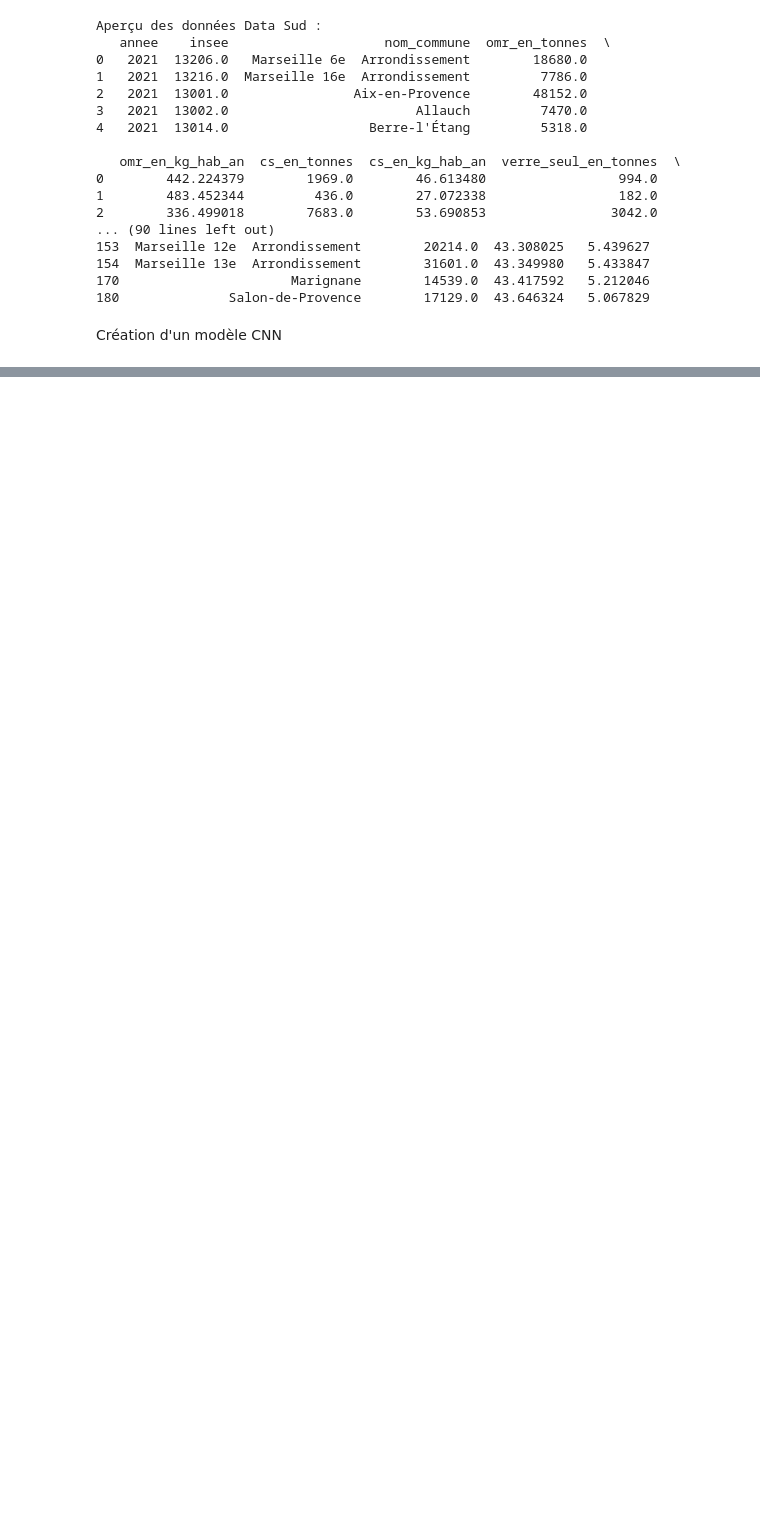
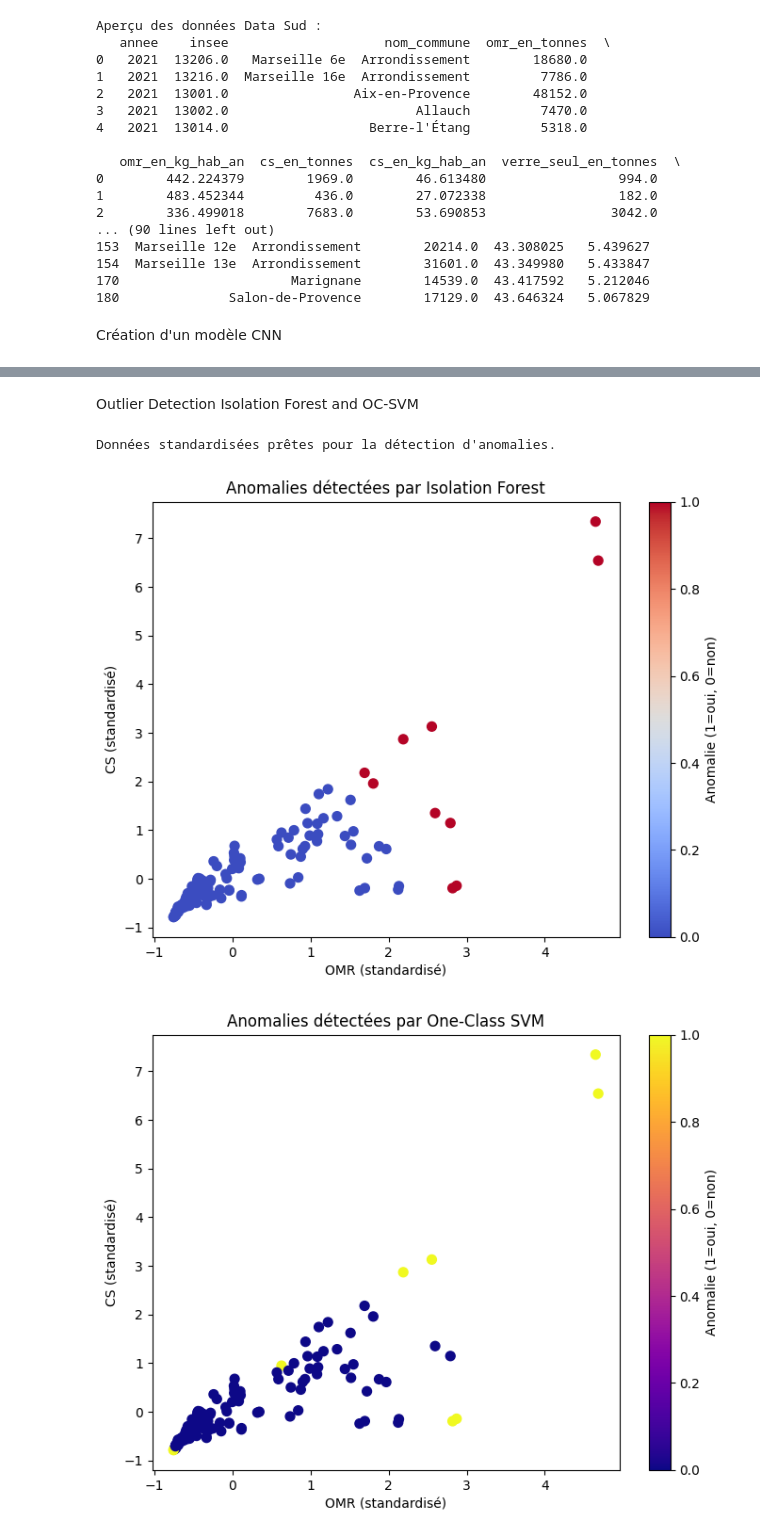
Before and after one commit to thomasalmd/ML-for-de, a Jupyter notebook: ML-for-de.ipynb, the cells around one changed output, grey strips where cells are left out. Cells and saved outputs as stored; diff of their text form; code cells hidden in the pictures; blank space fills up the shorter version.

```diff
--- a/ML-for-de.ipynb
+++ b/ML-for-de.ipynb
@@ -211,0 +630,69 @@ Création d'un modèle CNN
+# %% [markdown]
+Outlier Detection Isolation Forest and OC-SVM
+# %%
+import pandas as pd
+import numpy as np
+from sklearn.ensemble import IsolationForest
+from sklearn.svm import OneClassSVM
+import matplotlib.pyplot as plt
+from sklearn.preprocessing import StandardScaler
+
+# Charger les données réduites (PCA & t-SNE déjà ajoutées)
+data_sud = pd.read_csv(r'Data Sud\data_sud_reduced.csv')
+
+# Sélectionner les colonnes pertinentes pour la détection d'anomalies
+features = ['omr_en_tonnes', 'cs_en_tonnes', 'verre_seul_en_tonnes']
+anomaly_data = data_sud[features].dropna()
+
+# Standardiser les données
+scaler = StandardScaler()
+anomaly_data_scaled = scaler.fit_transform(anomaly_data)
+
+print("Données standardisées prêtes pour la détection d'anomalies.")
+
+# ---- Isolation Forest ----
+iso_forest = IsolationForest(contamination=0.05, random_state=42)  # Contamination = proportion d'anomalies attendues
+iso_forest_labels = iso_forest.fit_predict(anomaly_data_scaled)
+
+# Ajouter les résultats de l'Isolation Forest
+data_sud['isolation_forest_anomaly'] = (iso_forest_labels == -1).astype(int)  # 1 = anomalie, 0 = normal
+
+# Visualisation des anomalies détectées (Isolation Forest)
+plt.figure(figsize=(8, 6))
+plt.scatter(anomaly_data_scaled[:, 0], anomaly_data_scaled[:, 1], c=data_sud['isolation_forest_anomaly'], cmap='coolwarm', s=50)
+plt.title('Anomalies détectées par Isolation Forest')
+plt.xlabel('OMR (standardisé)')
+plt.ylabel('CS (standardisé)')
+plt.colorbar(label='Anomalie (1=oui, 0=non)')
+plt.show()
+
+# ---- One-Class SVM ----
+oc_svm = OneClassSVM(nu=0.05, kernel='rbf', gamma=0.1)  # Nu = proportion de points considérés comme anomalies
+oc_svm_labels = oc_svm.fit_predict(anomaly_data_scaled)
+
+# Ajouter les résultats de One-Class SVM
+data_sud['ocsvm_anomaly'] = (oc_svm_labels == -1).astype(int)  # 1 = anomalie, 0 = normal
+
+# Visualisation des anomalies détectées (One-Class SVM)
+plt.figure(figsize=(8, 6))
+plt.scatter(anomaly_data_scaled[:, 0], anomaly_data_scaled[:, 1], c=data_sud['ocsvm_anomaly'], cmap='plasma', s=50)
+plt.title('Anomalies détectées par One-Class SVM')
+plt.xlabel('OMR (standardisé)')
+plt.ylabel('CS (standardisé)')
+plt.colorbar(label='Anomalie (1=oui, 0=non)')
+plt.show()
+
+# ---- Résultats combinés ----
+# Comparer les anomalies détectées par les deux méthodes
+data_sud['combined_anomaly'] = data_sud['isolation_forest_anomaly'] | data_sud['ocsvm_anomaly']
+
+print("\nAperçu des anomalies détectées :")
+print(data_sud[data_sud['combined_anomaly'] == 1][['nom_commune', 'omr_en_tonnes', 'cs_en_tonnes', 'verre_seul_en_tonnes']])
+
+# Sauvegarder les résultats avec anomalies
+data_sud.to_csv(r'Data Sud\data_sud_anomalies.csv', index=False)
+print("\nDonnées avec anomalies détectées sauvegardées sous 'data_sud_anomalies.csv'.")
+# %% [output]
+Données standardisées prêtes pour la détection d'anomalies.
+[figure, added]
+[figure, added]
```
Also changed, not shown: parts of 23 cells of this notebook, 4 other files.
